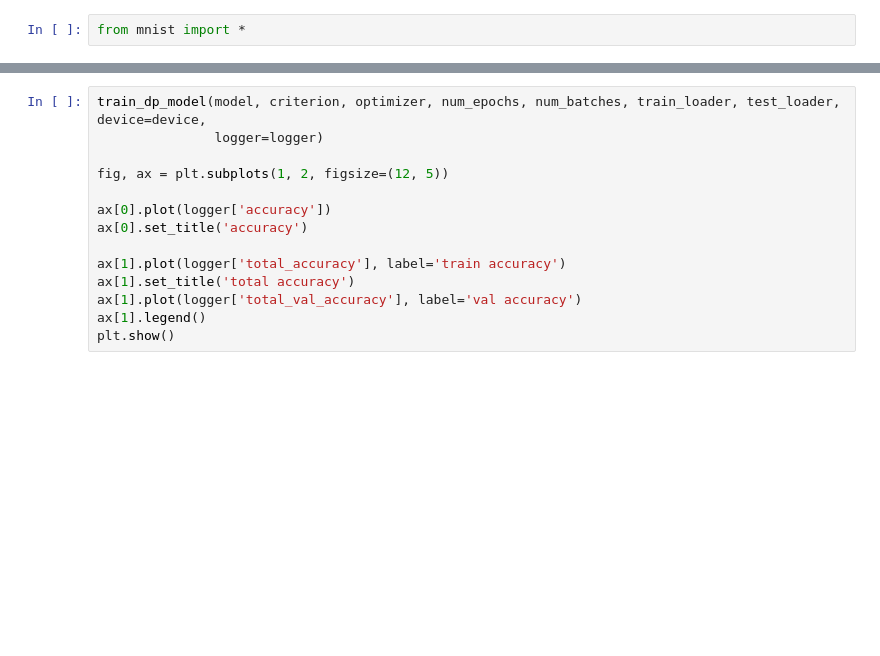
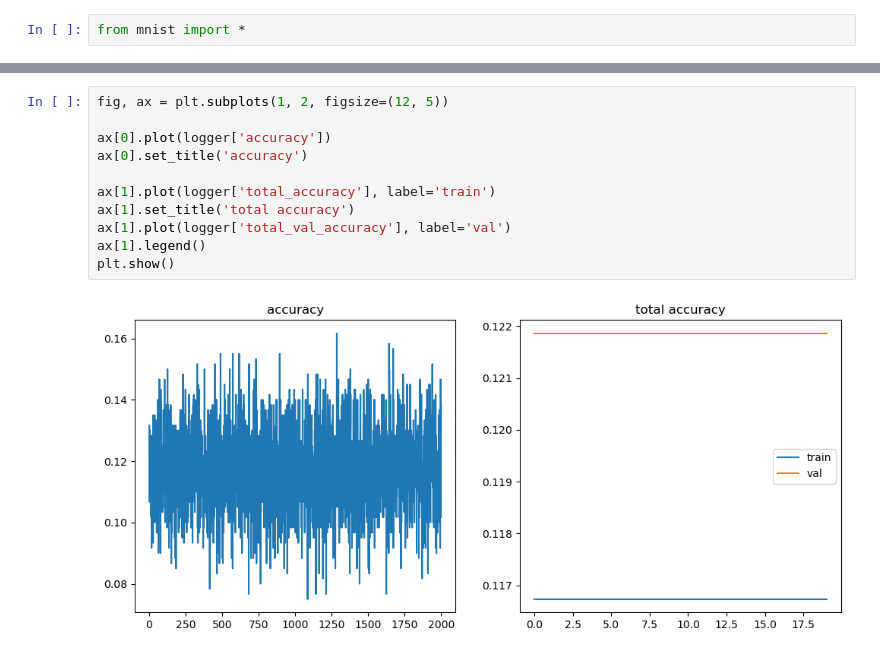
Before and after one commit to aakashks/dp-optimizers, a Jupyter notebook: notebooks/test_mnist.ipynb, the cells around one changed output, grey strips where cells are left out. Drawn from its saved outputs; the diff is of its cells as text; blank space fills up the shorter version.

```diff
--- a/notebooks/test_mnist.ipynb
+++ b/notebooks/test_mnist.ipynb
@@ -48,14 +72,13 @@ logger = {'loss': [], 'total_loss': [], 'accuracy': [], 'total_accuracy': [], 't
 # %%
-train_dp_model(model, criterion, optimizer, num_epochs, num_batches, train_loader, test_loader, device=device,
-               logger=logger)
-
 fig, ax = plt.subplots(1, 2, figsize=(12, 5))
 
 ax[0].plot(logger['accuracy'])
 ax[0].set_title('accuracy')
 
-ax[1].plot(logger['total_accuracy'], label='train accuracy')
+ax[1].plot(logger['total_accuracy'], label='train')
 ax[1].set_title('total accuracy')
-ax[1].plot(logger['total_val_accuracy'], label='val accuracy')
+ax[1].plot(logger['total_val_accuracy'], label='val')
 ax[1].legend()
 plt.show()
+# %% [output]
+[figure, added]
```
Also changed, not shown: parts of 3 cells of this notebook, 2 other files.
